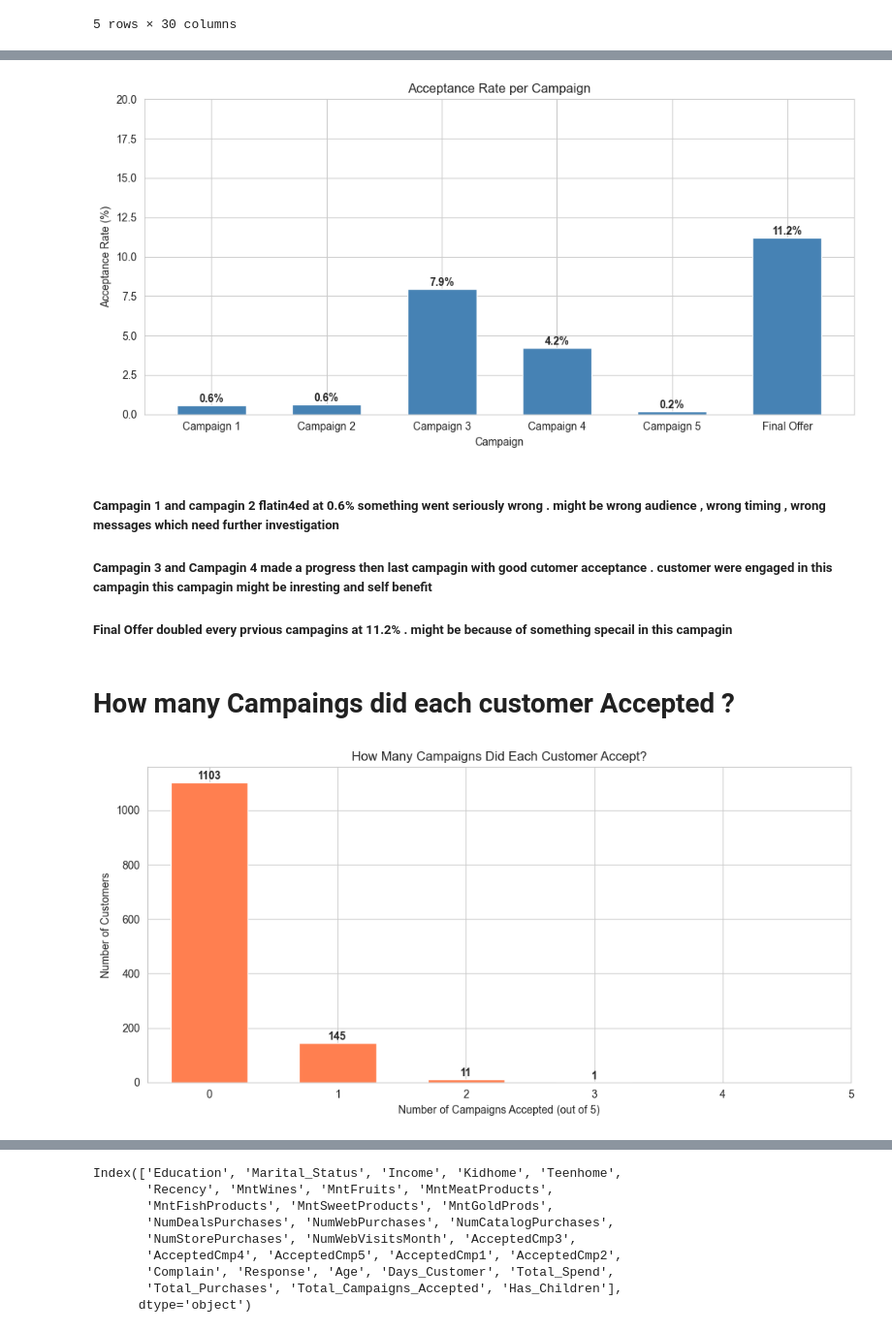
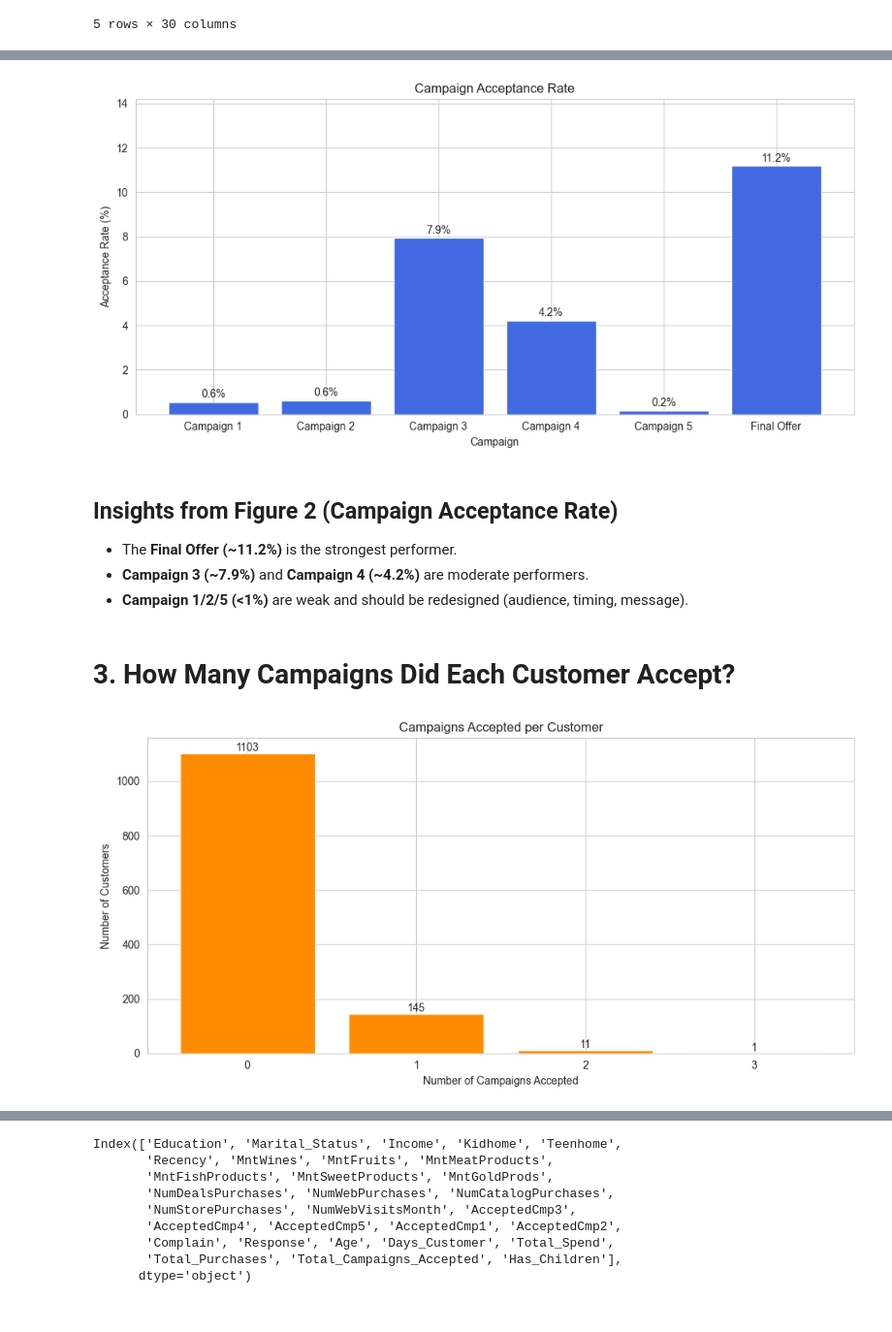
Before and after one commit to suzzzel5/Marketing-Campagain-Analysis, a Jupyter notebook: notebooks/03_eda_visualizations.ipynb, the cells around one changed output, grey strips where cells are left out. Shown at 97% size. Saved outputs shown, nothing was run; the diff lists cells and outputs as text; code cells hidden in the pictures.

```diff
--- a/notebooks/03_eda_visualizations.ipynb
+++ b/notebooks/03_eda_visualizations.ipynb
@@ -122,58 +95,47 @@ camp_cols = ['AcceptedCmp1', 'AcceptedCmp2', 'AcceptedCmp3',
 camp_labels = ['Campaign 1', 'Campaign 2', 'Campaign 3',
             'Campaign 4', 'Campaign 5', 'Final Offer']
 
-acceptance_rates = [data[col].mean() * 100 for col in camp_cols]
+acceptance_rate = data[camp_cols].mean().mul(100).round(2)
 
 plt.figure(figsize=(10, 5))
-bars = plt.bar(camp_labels, acceptance_rates,
-            color='steelblue', edgecolor='white', width=0.6)
+bars = plt.bar(camp_labels, acceptance_rate.values, color="royalblue", edgecolor="white")
 
 # Add percentage label on top of each bar
-for bar, rate in zip(bars, acceptance_rates):
-    plt.text(bar.get_x() + bar.get_width() / 2,
-            bar.get_height() + 0.2,
-            f'{rate:.1f}%',
-            ha='center', fontweight='bold', fontsize=10)
+for bar, value in zip(bars, acceptance_rate.values):
+    plt.text(bar.get_x() + bar.get_width() / 2, value + 0.2, f"{value:.1f}%", ha="center", fontsize=10)
 
-plt.title('Acceptance Rate per Campaign')
-plt.xlabel('Campaign')
-plt.ylabel('Acceptance Rate (%)')
-plt.ylim(0, 20)
+plt.title("Campaign Acceptance Rate")
+plt.xlabel("Campaign")
+plt.ylabel("Acceptance Rate (%)")
+plt.ylim(0, max(acceptance_rate.values) + 3)
 plt.tight_layout()
 plt.show()
 # %% [output]
-[figure, old version]
+[figure, new version]
 # %% [markdown]
-##### Campagin 1 and campagin 2 flatin4ed at 0.6% something went seriously wrong . might be wrong audience , wrong timing , wrong messages which need further investigation
-
-##### Campagin 3 and Campagin 4 made a progress then last campagin with good cutomer acceptance . customer were engaged in this campagin this campagin might be inresting and self benefit
-
-##### Final Offer doubled every prvious campagins at 11.2% . might be because of something specail in this campagin
+## Insights from Figure 2 (Campaign Acceptance Rate)
+- The **Final Offer (~11.2%)** is the strongest performer.
+- **Campaign 3 (~7.9%)** and **Campaign 4 (~4.2%)** are moderate performers.
+- **Campaign 1/2/5 (<1%)** are weak and should be redesigned (audience, timing, message).
 # %% [markdown]
-# How many Campaings did each customer Accepted ?
+# 3. How Many Campaigns Did Each Customer Accept?
 # %%
-#  Are customers accepting one campaign or many?
-
-campaign_counts = data['Total_Campaigns_Accepted'].value_counts().sort_index()
+# Are customers accepting one campaign or many?
+campaign_counts = data["Total_Campaigns_Accepted"].value_counts().sort_index()
 
 plt.figure(figsize=(10, 5))
-bars = plt.bar(campaign_counts.index, campaign_counts.values,
-               color='coral', edgecolor='white', width=0.6)
+bars = plt.bar(campaign_counts.index, campaign_counts.values, color="darkorange", edgecolor="white")
 
-# Add count label on top of each bar
 for bar in bars:
-     plt.text(bar.get_x() + bar.get_width() / 2,
-               bar.get_height() + 10,
-               str(int(bar.get_height())),
-               ha='center', fontweight='bold', fontsize=10)
+    plt.text(bar.get_x() + bar.get_width() / 2, bar.get_height() + 8, f"{int(bar.get_height())}", ha="center", fontsize=10)
 
-plt.title('How Many Campaigns Did Each Customer Accept?')
-plt.xlabel('Number of Campaigns Accepted (out of 5)')
-plt.ylabel('Number of Customers')
-plt.xticks([0, 1, 2, 3, 4, 5])
-plt.savefig("../Figures/How many campagins did each customer Accepted")
+plt.title("Campaigns Accepted per Customer")
+plt.xlabel("Number of Campaigns Accepted")
+plt.ylabel("Number of Customers")
+plt.xticks(campaign_counts.index)
+plt.savefig("../Figures/campagins accepted per customer")
 plt.tight_layout()
 plt.show()
 # %% [output]
-[figure, old version]
+[figure, new version]
 # %% [markdown]
```
Also changed, not shown: parts of 27 cells of this notebook.
